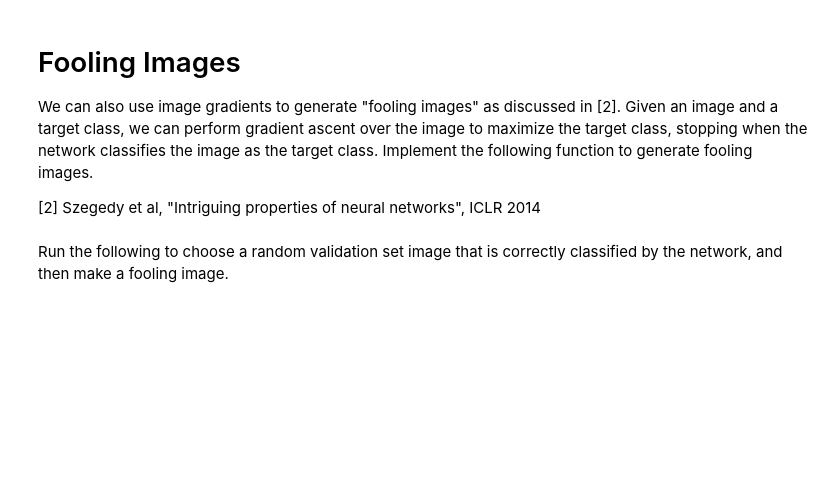
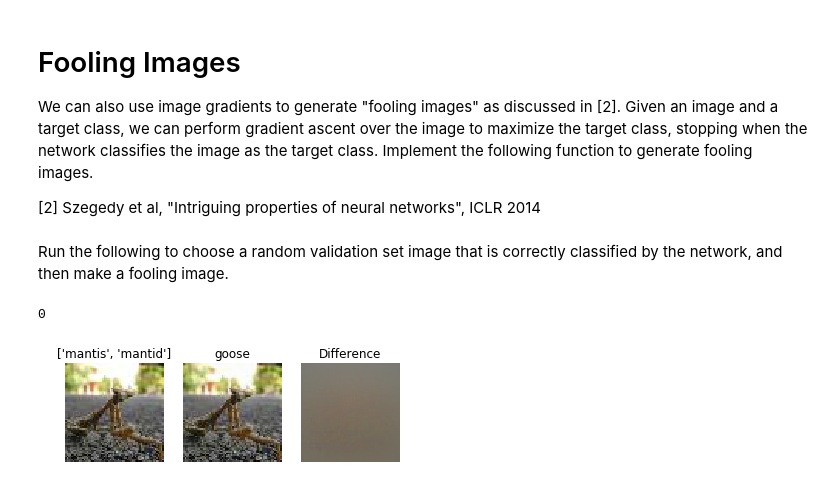
Before and after one commit to le773/cs231n, a Jupyter notebook: assignment3/ImageGradients.ipynb, the cells around one changed output. Drawn from its saved outputs; the diff is of its cells as text; code cells hidden in the pictures; blank space fills up the shorter version.

```diff
--- a/assignment3/ImageGradients.ipynb
+++ b/assignment3/ImageGradients.ipynb
@@ -200,7 +229,8 @@ def make_fooling_image(X, target_y, model):
     # in fewer than 100 iterations of gradient ascent.                           #
     ##############################################################################
     for i in itertools.count():
-        print(i)
+        if i%10 == 0:
+            print(i)
         scores, cache = model.forward(X_fooling, mode='test')
         if scores[0].argmax() == target_y:
             break
@@ -216,30 +246,33 @@ Run the following to choose a random validation set image that is correctly clas
 # %%
 # Find a correctly classified validation image
 while True:
   i = np.random.randint(data['X_val'].shape[0])
   X = data['X_val'][i:i+1]
   y = data['y_val'][i:i+1]
   y_pred = model.loss(X)[0].argmax()
   if y_pred == y: break
 
 target_y = 67
 X_fooling = make_fooling_image(X, target_y, model)
 
 # Make sure that X_fooling is classified as y_target
 scores = model.loss(X_fooling)
 assert scores[0].argmax() == target_y, 'The network is not fooled!'
 
 # Show original image, fooling image, and difference
 plt.subplot(1, 3, 1)
 plt.imshow(deprocess_image(X, data['mean_image']))
 plt.axis('off')
-plt.title(data['class_names'][y][0])
+plt.title(np.array(data['class_names'])[y][0])
 plt.subplot(1, 3, 2)
 plt.imshow(deprocess_image(X_fooling, data['mean_image'], renorm=True))
 plt.title(data['class_names'][target_y][0])
 plt.axis('off')
 plt.subplot(1, 3, 3)
 plt.title('Difference')
 plt.imshow(deprocess_image(X - X_fooling, data['mean_image']))
 plt.axis('off')
 plt.show()
+# %% [output]
+0
+[figure, added]
```
Also changed, not shown: parts of 8 cells of this notebook, 6 other files.
